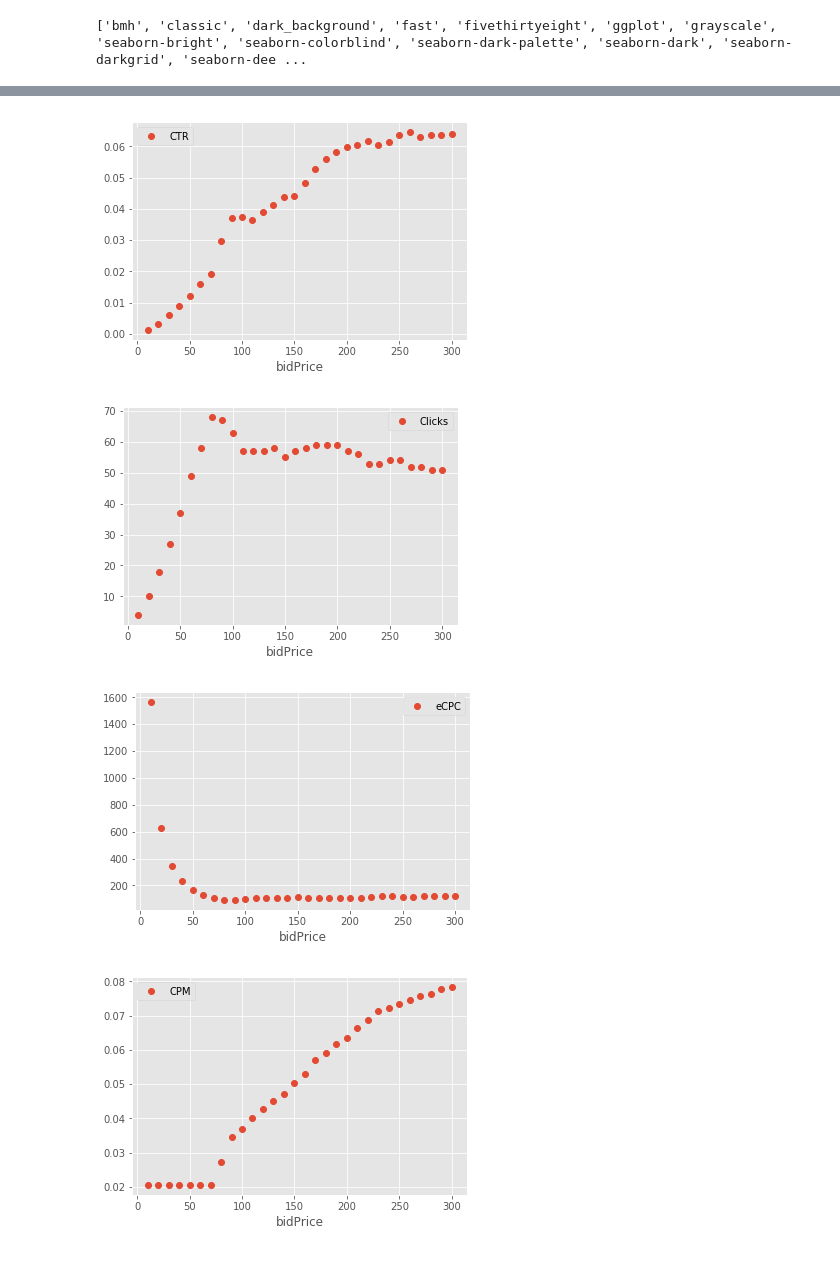
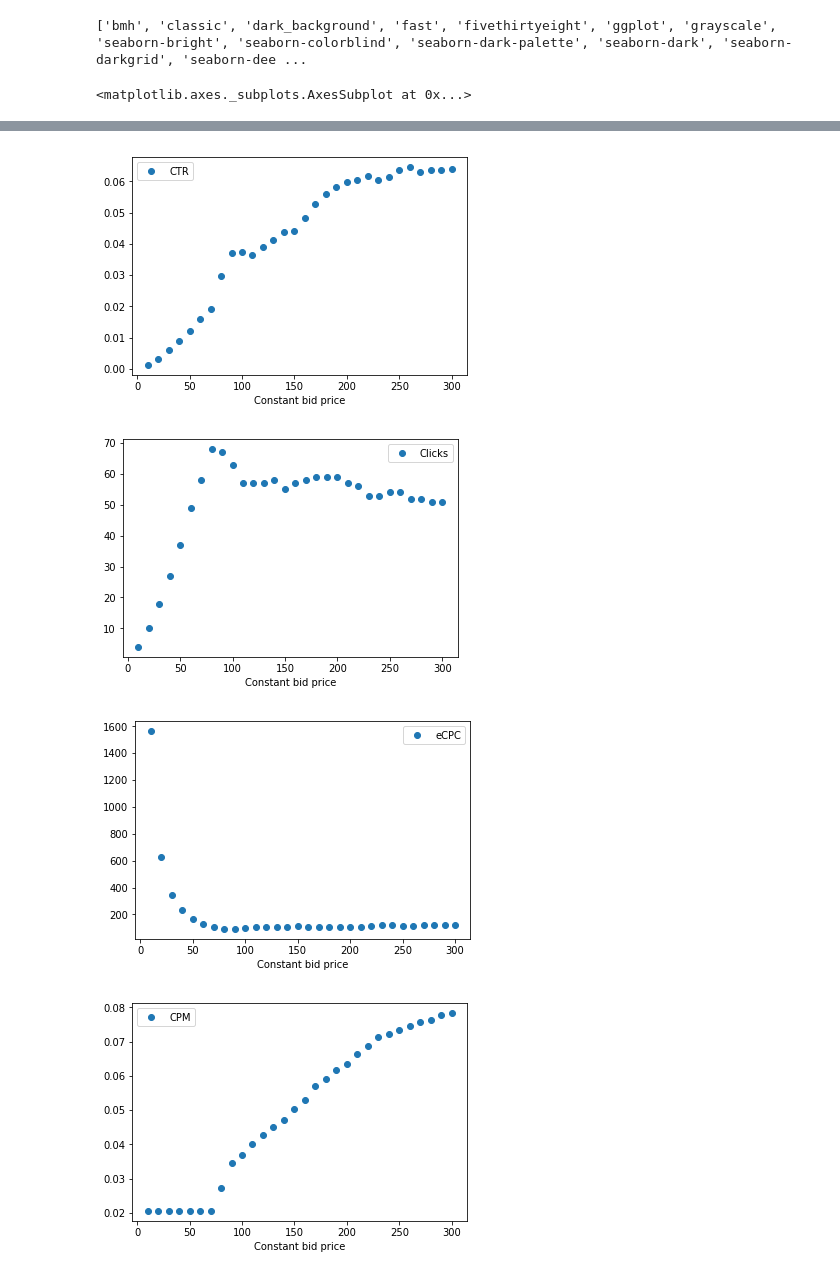
Before and after one commit to LorenzLuboldt/GOMPGW02-Real-time-bidding-algorithm, a Jupyter notebook: Task2_Basic_Bidding_Strategies/Task2a_Constant_Bidding_Strategy_v2.ipynb, the cells around one changed output, grey strips where cells are left out. Drawn from its saved outputs; the diff is of its cells as text; code cells hidden in the pictures.

Commit message:
Improved plots for report

```diff
--- a/Task2_Basic_Bidding_Strategies/Task2a_Constant_Bidding_Strategy_v2.ipynb
+++ b/Task2_Basic_Bidding_Strategies/Task2a_Constant_Bidding_Strategy_v2.ipynb
@@ -94,7 +95,7 @@ Output
 # %%
 #Store summary statistics in a dataframe and plot graphs for each of them
 summaryStatistics = pd.DataFrame({
-    'bidPrice': bidPriceList,
+    'Constant bid price': bidPriceList,
     'numberBids': numberBids,
     'wonBids': wonBids,
     'CTR': CTR,
@@ -126,12 +127,12 @@ print(plt.style.available)
 # %% [output]
 ['bmh', 'classic', 'dark_background', 'fast', 'fivethirtyeight', 'ggplot', 'grayscale', 'seaborn-bright', 'seaborn-colorblind', 'seaborn-dark-palette', 'seaborn-dark', 'seaborn-darkgrid', 'seaborn-dee ...
 # %%
-summaryStatistics.plot(x='bidPrice', y='numberBids', style='o');
+summaryStatistics.plot(x='Constant bid price', y='numberBids', style='o');
 plt.savefig('numberBids.pdf')
-summaryStatistics.plot(x='bidPrice', y='wonBids', style='o')
-summaryStatistics.plot(x='bidPrice', y='CTR', style='o')
-summaryStatistics.plot(x='bidPrice', y='Clicks', style='o')
-summaryStatistics.plot(x='bidPrice', y='eCPC', style='o')
-summaryStatistics.plot(x='bidPrice', y='CPM', style='o')
-plt.style.use('ggplot')
+summaryStatistics.plot(x='Constant bid price', y='wonBids', style='o')
+summaryStatistics.plot(x='Constant bid price', y='CTR', style='o')
+summaryStatistics.plot(x='Constant bid price', y='Clicks', style='o')
+summaryStatistics.plot(x='Constant bid price', y='eCPC', style='o')
+summaryStatistics.plot(x='Constant bid price', y='CPM', style='o')
 # %% [output]
+<matplotlib.axes._subplots.AxesSubplot at 0x...>
@@ -140,4 +141,4 @@ plt.style.use('ggplot')
-[figure, old version]
+[figure, new version]
-[figure, old version]
+[figure, new version]
-[figure, old version]
+[figure, new version]
-[figure, old version]
+[figure, new version]
```
Also changed, not shown: parts of 4 cells of this notebook, 1 other file.
